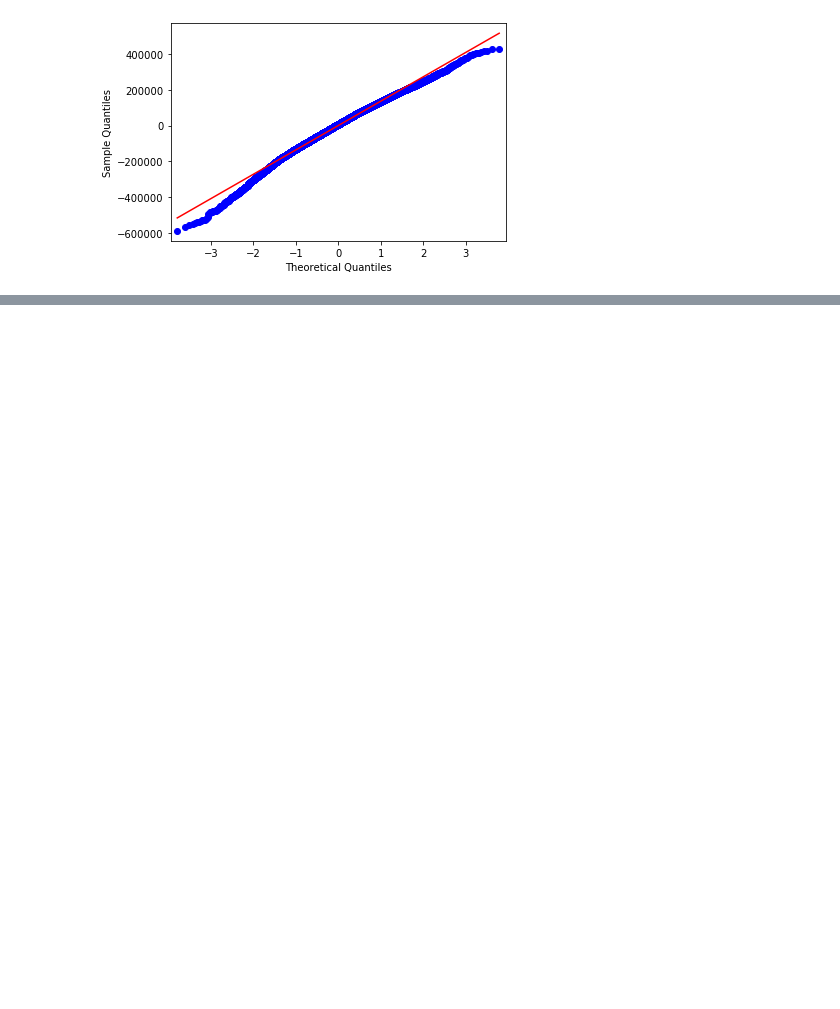
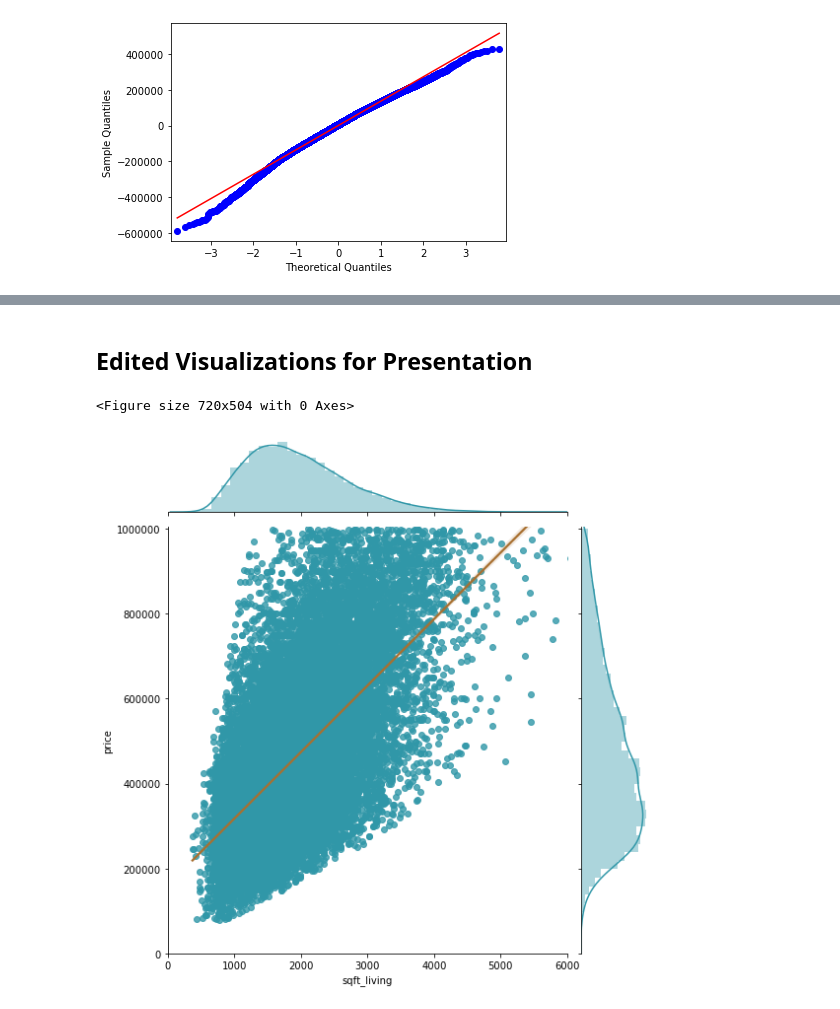
Before and after one commit to shawnjohnsamuel/dsc-phase-2-project, a Jupyter notebook: project-notebook.ipynb, the cells around one changed output, grey strips where cells are left out. Saved outputs shown, nothing was run; the diff lists cells and outputs as text; code cells hidden in the pictures; blank space fills up the shorter version.

```diff
--- a/project-notebook.ipynb
+++ b/project-notebook.ipynb
@@ -900,0 +939,9 @@ Questions to consider:
+# %% [markdown]
+## Edited Visualizations for Presentation
+# %%
+plt.figure(figsize=(10,7))
+sns.jointplot(data=df1, x='sqft_living', y='price', kind='reg', height=8, ratio=5, xlim=(0, 6000), ylim=(0, 1005000), color="#3097a8", joint_kws={'line_kws':{'color':'#a87030'}})
+#plt.savefig('images/cont_variable_sqft_vs_price.png')
+# %% [output]
+<Figure size 720x504 with 0 Axes>
+[figure, added]
```
Also changed, not shown: parts of 31 cells of this notebook.
